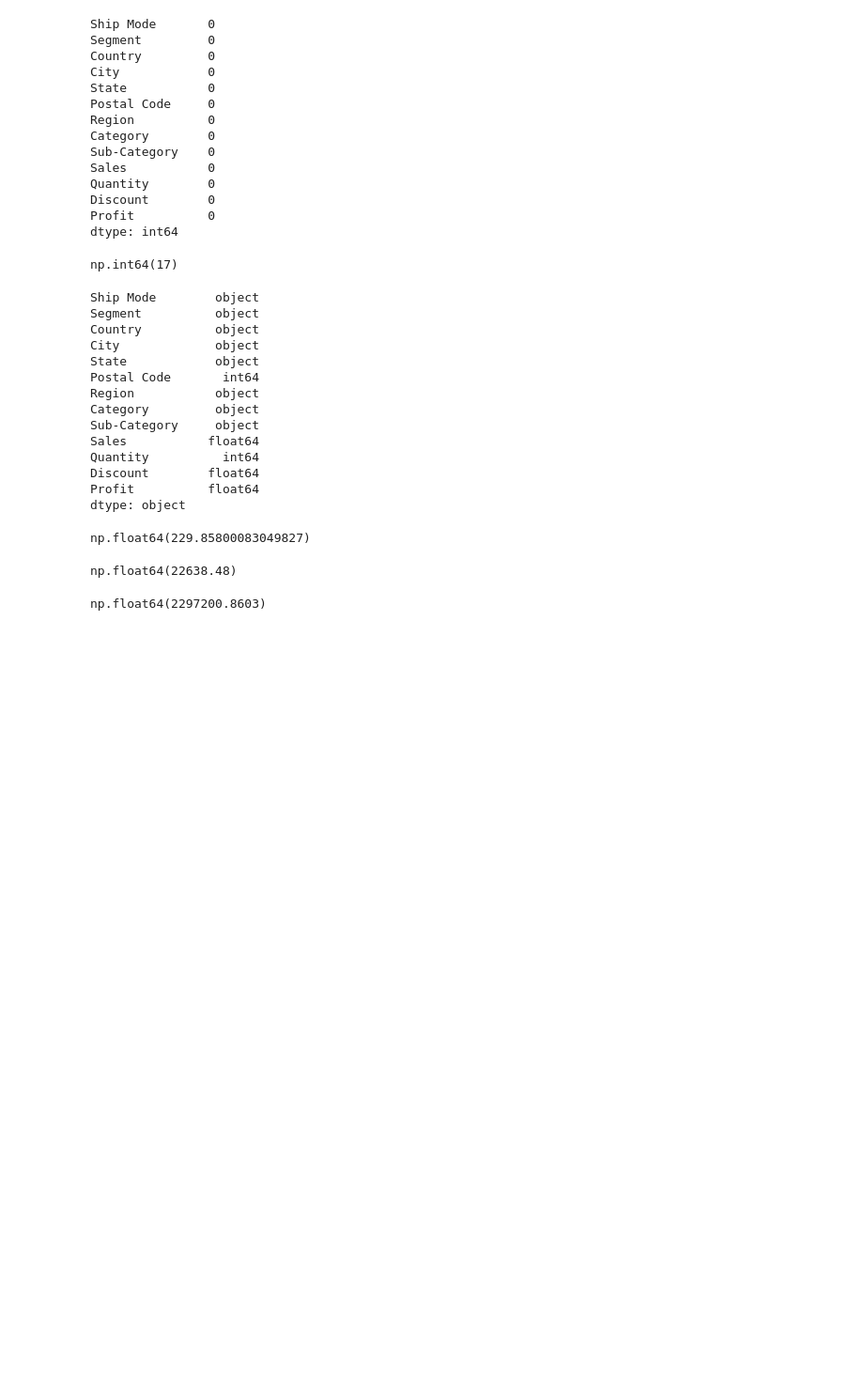
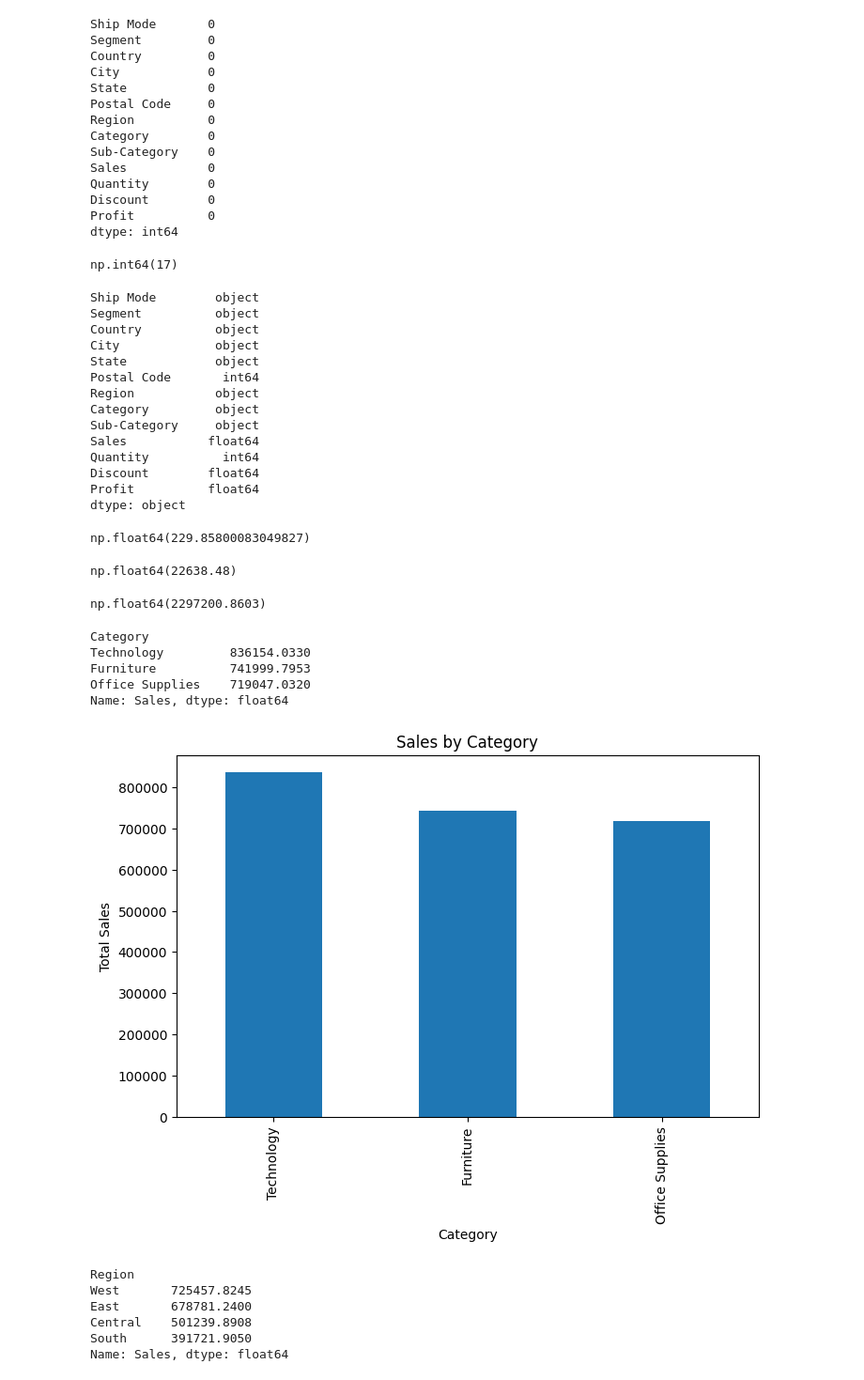
Before and after one commit to Twinkle0507/Data-Analytics-Portfolio, a Jupyter notebook: Projects/01_Sales_Analysis/notebook/Sales_Analysis.ipynb, the cells around one changed output. Shown at 94% size. Saved outputs shown, nothing was run; the diff lists cells and outputs as text; code cells hidden in the pictures; blank space fills up the shorter version.

Commit message:
Completed Sales Analysis Project

```diff
--- a/Projects/01_Sales_Analysis/notebook/Sales_Analysis.ipynb
+++ b/Projects/01_Sales_Analysis/notebook/Sales_Analysis.ipynb
@@ -165,3 +166,34 @@ np.float64(22638.48)
 df["Sales"].sum()
 # %% [output]
 np.float64(2297200.8603)
+# %%
+category_sales = df.groupby("Category")["Sales"].sum().sort_values(ascending=False)
+
+print(category_sales)
+# %% [output]
+Category
+Technology         836154.0330
+Furniture          741999.7953
+Office Supplies    719047.0320
+Name: Sales, dtype: float64
+# %%
+category_sales.plot(kind="bar", figsize=(8,5))
+
+plt.title("Sales by Category")
+plt.xlabel("Category")
+plt.ylabel("Total Sales")
+
+plt.show()
+# %% [output]
+[figure, added]
+# %%
+region_sales = df.groupby("Region")["Sales"].sum().sort_values(ascending=False)
+
+print(region_sales)
+# %% [output]
+Region
+West       725457.8245
+East       678781.2400
+Central    501239.8908
+South      391721.9050
+Name: Sales, dtype: float64
```
Also changed, not shown: parts of 12 cells of this notebook, 5 other files.
